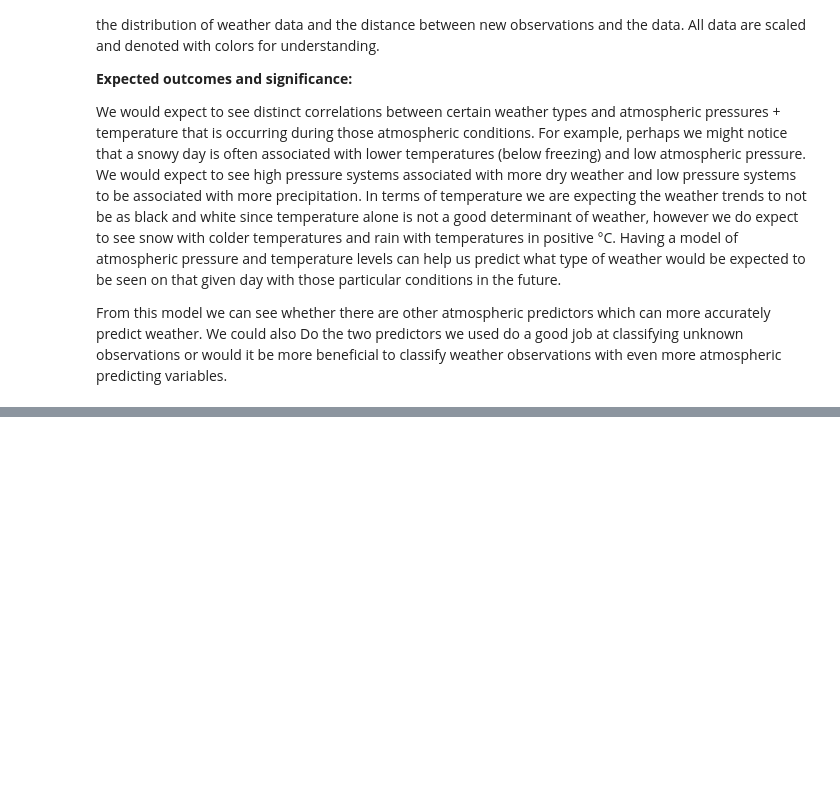
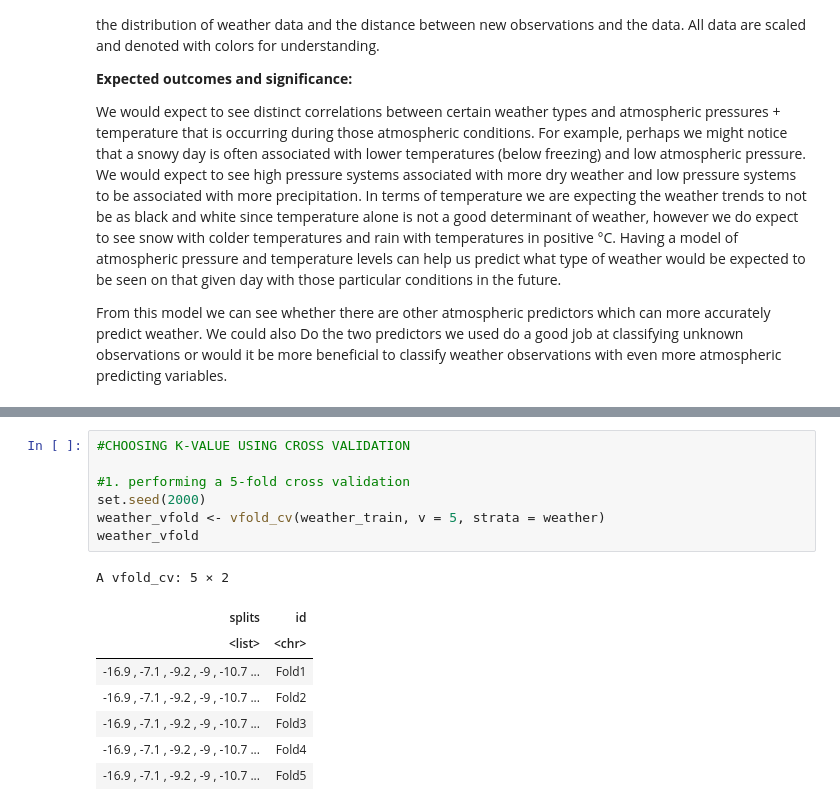
Before and after one commit to dvidEast/dsci100_group_project, a Jupyter notebook: group24_project_proposal.ipynb, the cells around one changed output, grey strips where cells are left out. Drawn from its saved outputs; the diff is of its cells as text; blank space fills up the shorter version.

Commit message:
started workflow for choosing k

```diff
--- a/group24_project_proposal.ipynb
+++ b/group24_project_proposal.ipynb
@@ -160,0 +140,16 @@ weather_data_plot_training
+# %%
+#CHOOSING K-VALUE USING CROSS VALIDATION
+
+#1. performing a 5-fold cross validation
+set.seed(2000)
+weather_vfold <- vfold_cv(weather_train, v = 5, strata = weather)
+weather_vfold
+# %% [output]
+A vfold_cv: 5 × 2
+| splits | id |
+| <list> | <chr> |
+| -16.9 , -7.1 , -9.2 , -9 , -10.7 ... | Fold1 |
+| -16.9 , -7.1 , -9.2 , -9 , -10.7 ... | Fold2 |
+| -16.9 , -7.1 , -9.2 , -9 , -10.7 ... | Fold3 |
+| -16.9 , -7.1 , -9.2 , -9 , -10.7 ... | Fold4 |
+| -16.9 , -7.1 , -9.2 , -9 , -10.7 ... | Fold5 |
```
Also changed, not shown: parts of 7 cells of this notebook.
